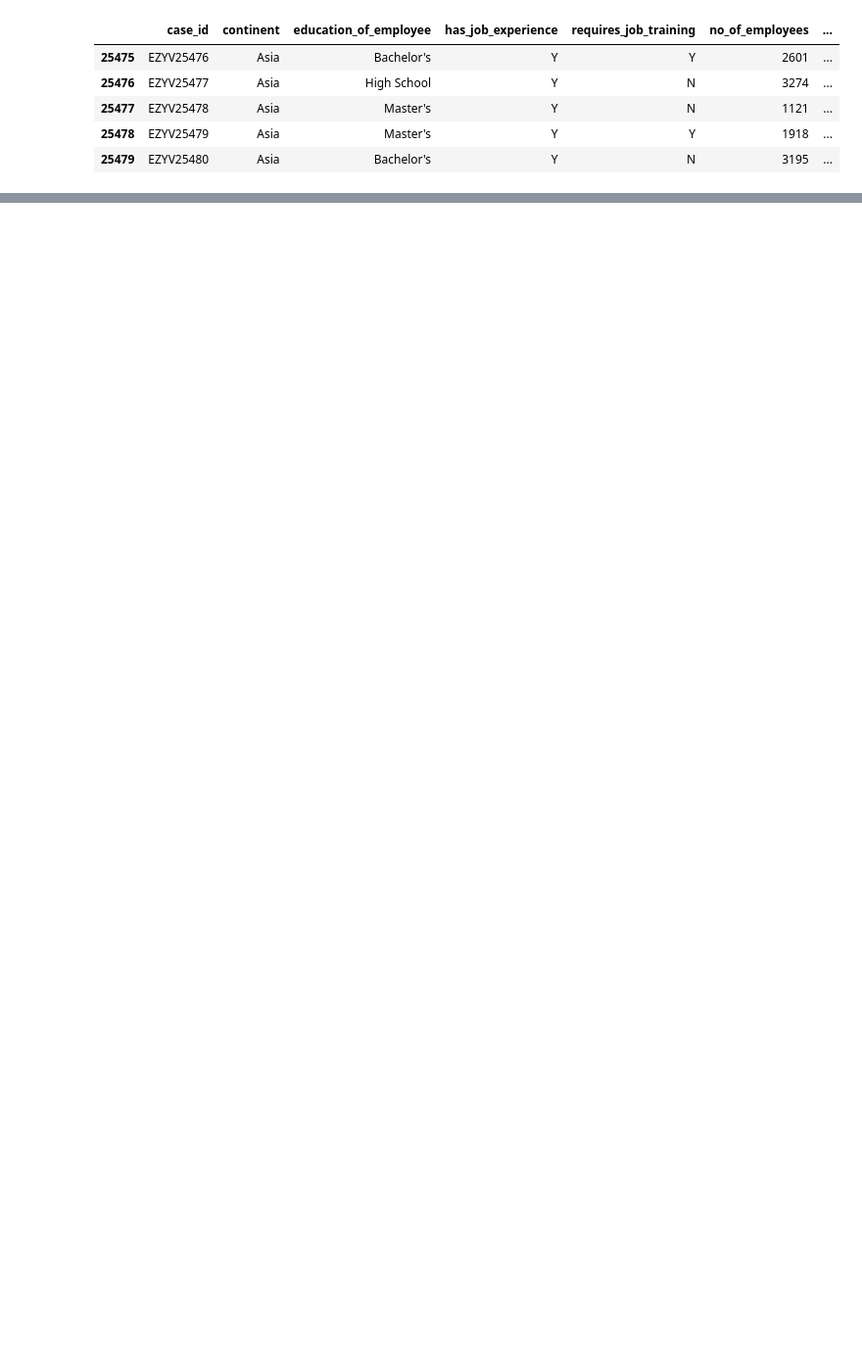
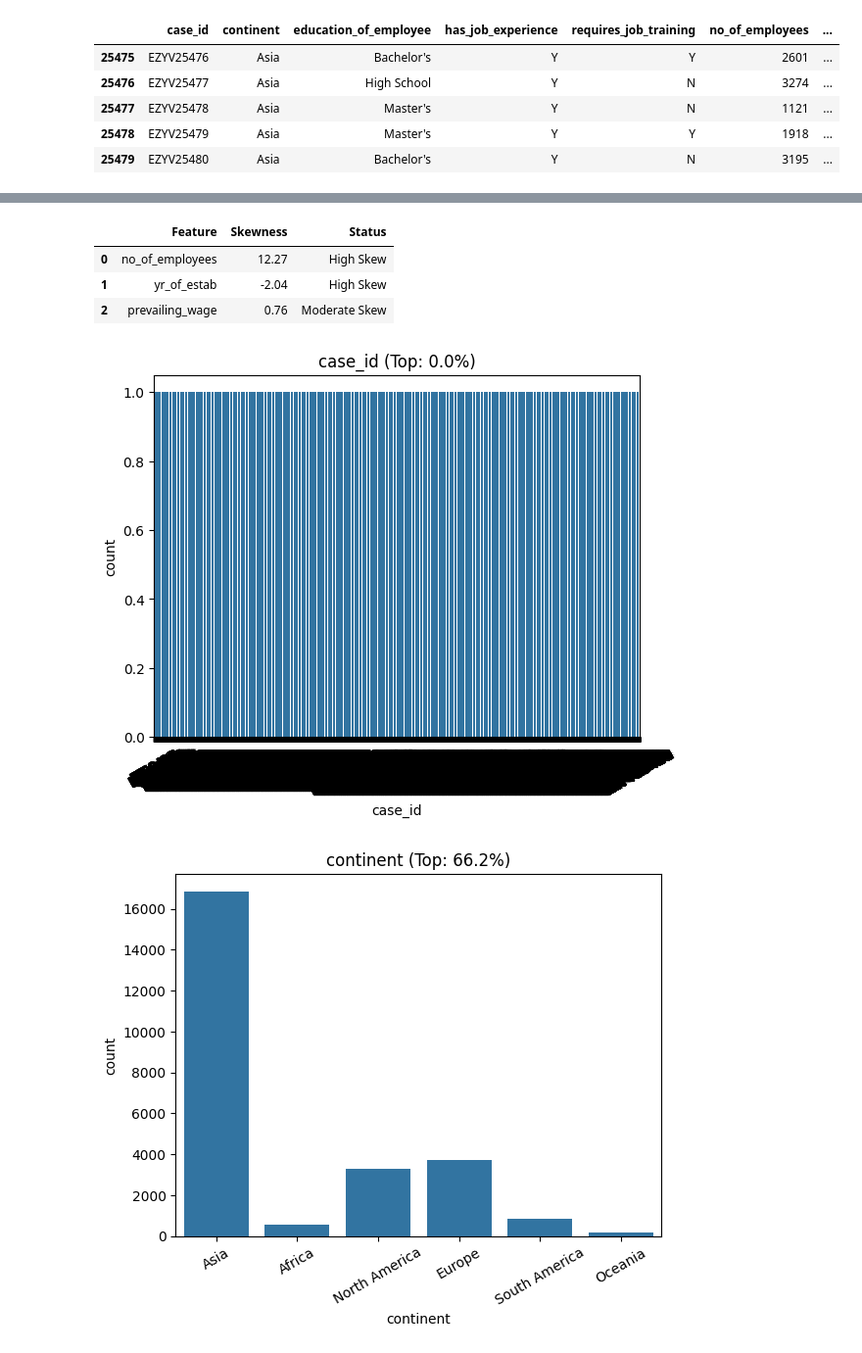
Before and after one commit to mitpatel3008/US-VisaApproval, a Jupyter notebook: notebook/eda.ipynb, the cells around one changed output, grey strips where cells are left out. Shown at 98% size. Drawn from its saved outputs; the diff is of its cells as text; code cells hidden in the pictures; blank space fills up the shorter version.

```diff
--- a/notebook/eda.ipynb
+++ b/notebook/eda.ipynb
@@ -147,5 +86,0 @@ We have 9 categorical features : ['case_id', 'continent', 'education_of_employee
-# %%
-# proportion of count data on categorical columns
-for col in categorical_features:
-    print(df[col].value_counts(normalize=True)*100)
-    print('---------------------------')
@@ -773,0 +398,48 @@ plt.show()
+# %%
+# ─── 5.2 Skewness Summary Table ───────────────────────────────────────────────
+# Rule of thumb:
+#   |skew| < 0.5   → Symmetric   → Good, no transform needed
+#   |skew| 0.5–1   → Moderate    → Optional: try log,sqrt transform
+#   |skew| > 1     → High skew   → Apply log1p or Box-Cox transform
+
+skew_list = []
+
+for col in num_cols:
+    skew_val = round(df[col].skew(), 3)
+
+    if abs(skew_val) < 0.5:
+        status = "Normal"
+    elif abs(skew_val) < 1:
+        status = "Moderate Skew"
+    else:
+        status = "High Skew"
+
+    skew_list.append([col, skew_val, status])
+
+skew_df = pd.DataFrame(skew_list, columns=["Feature", "Skewness", "Status"])
+# %%
+skew_df
+# %% [output]
+|  | Feature | Skewness | Status |
+| 0 | no_of_employees | 12.27 | High Skew |
+| 1 | yr_of_estab | -2.04 | High Skew |
+| 2 | prevailing_wage | 0.76 | Moderate Skew |
+# %%
+# 5.3 Categorical Features — Count Plots
+# Watch for:
+#   One dominant category (>80%)     → Imbalanced → group rare ones into 'Other'
+#   Many unique values (>15 cats)    → High cardinality → use frequency or target encoding
+
+cat_cols_to_plot = [col for col in categorical_features if col != TARGET_COL]
+
+for col in cat_cols_to_plot:
+    val_counts = df[col].value_counts()
+    top_pct = (val_counts.iloc[0] / len(df)) * 100
+
+    sns.countplot(x=col, data=df)
+    plt.title(f"{col} (Top: {round(top_pct, 1)}%)")
+    plt.xticks(rotation=30)
+    plt.show()
+# %% [output]
+[figure, added]
+[figure, added]
```
Also changed, not shown: parts of 152 cells of this notebook, 3 other files.
